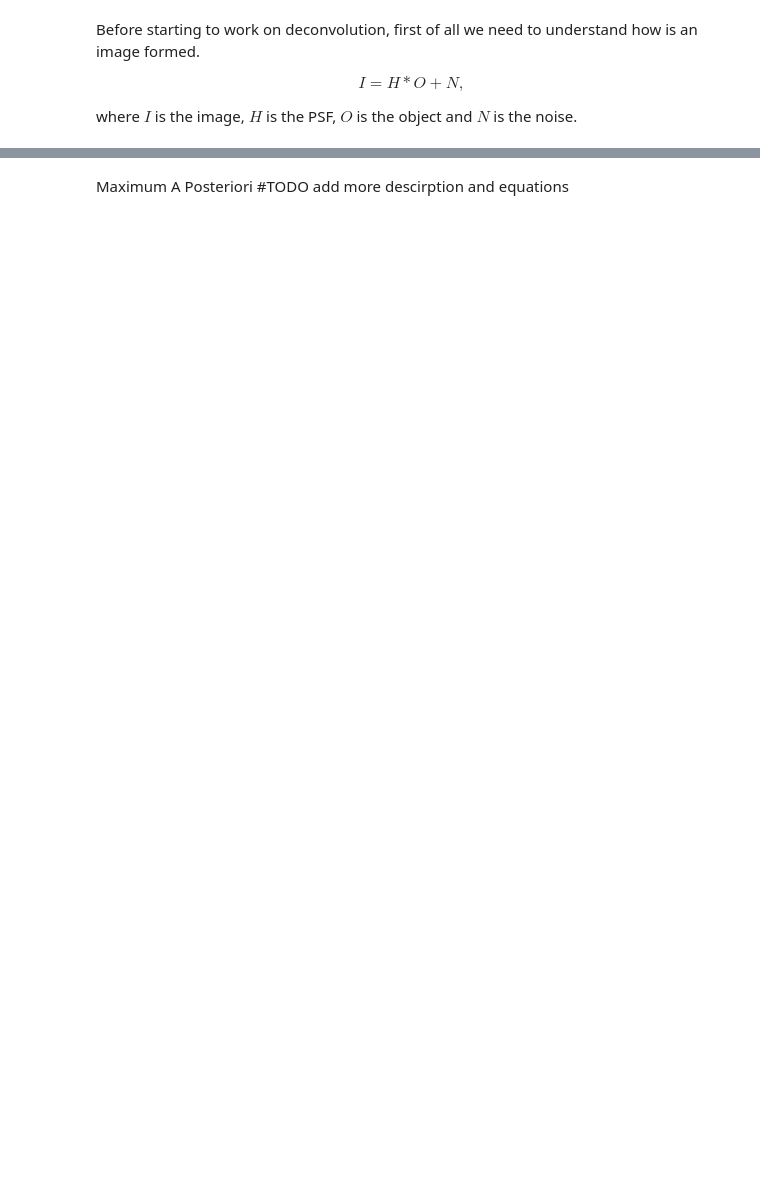
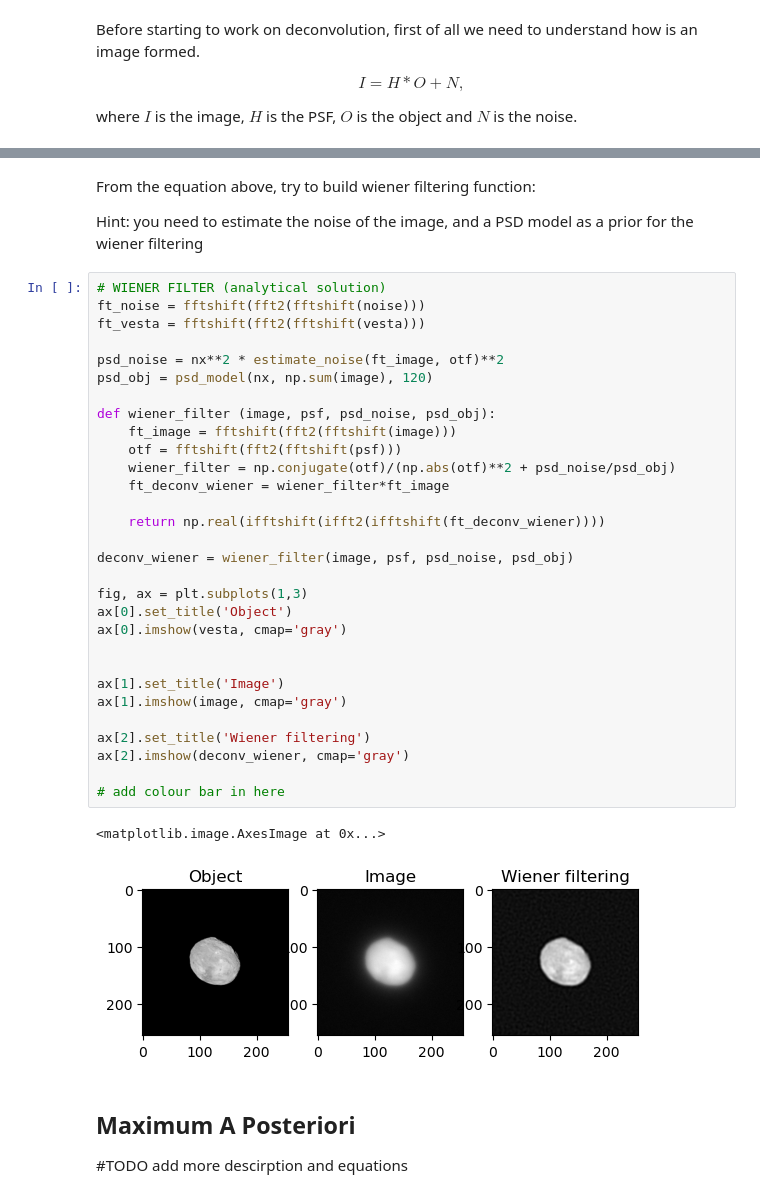
Before and after one commit to ArcetriAdaptiveOptics/OAO24, a Jupyter notebook: oao24/tutorials/tuto3/tutorial3.ipynb, the cells around one changed output, grey strips where cells are left out. Saved outputs shown, nothing was run; the diff lists cells and outputs as text; blank space fills up the shorter version.

```diff
--- a/oao24/tutorials/tuto3/tutorial3.ipynb
+++ b/oao24/tutorials/tuto3/tutorial3.ipynb
@@ -47,3 +184,45 @@ where $I$ is the image, $H$ is the PSF, $O$ is the object and $N$ is the noise.
+# %% [markdown]
+From the equation above, try to build wiener filtering function:
+
+Hint: you need to estimate the noise of the image, and a PSD model as a prior for the wiener filtering
+# %%
+# WIENER FILTER (analytical solution)
+ft_noise = fftshift(fft2(fftshift(noise)))
+ft_vesta = fftshift(fft2(fftshift(vesta)))
+
+psd_noise = nx**2 * estimate_noise(ft_image, otf)**2
+psd_obj = psd_model(nx, np.sum(image), 120)
+
+def wiener_filter (image, psf, psd_noise, psd_obj):
+    ft_image = fftshift(fft2(fftshift(image)))
+    otf = fftshift(fft2(fftshift(psf)))
+    wiener_filter = np.conjugate(otf)/(np.abs(otf)**2 + psd_noise/psd_obj)
+    ft_deconv_wiener = wiener_filter*ft_image
+
+    return np.real(ifftshift(ifft2(ifftshift(ft_deconv_wiener))))
+
+deconv_wiener = wiener_filter(image, psf, psd_noise, psd_obj)
+
+fig, ax = plt.subplots(1,3)
+ax[0].set_title('Object')
+ax[0].imshow(vesta, cmap='gray')
+
+
+ax[1].set_title('Image')
+ax[1].imshow(image, cmap='gray')
+
+ax[2].set_title('Wiener filtering')
+ax[2].imshow(deconv_wiener, cmap='gray')
+
+# add colour bar in here
+# %% [output]
+<matplotlib.image.AxesImage at 0x...>
+[figure, added]
 # %% [markdown]
-Maximum A Posteriori #TODO add more descirption and equations
+## Maximum A Posteriori
+
+
+
+
+#TODO add more descirption and equations
 # %%
```
Also changed, not shown: parts of 22 cells of this notebook.
